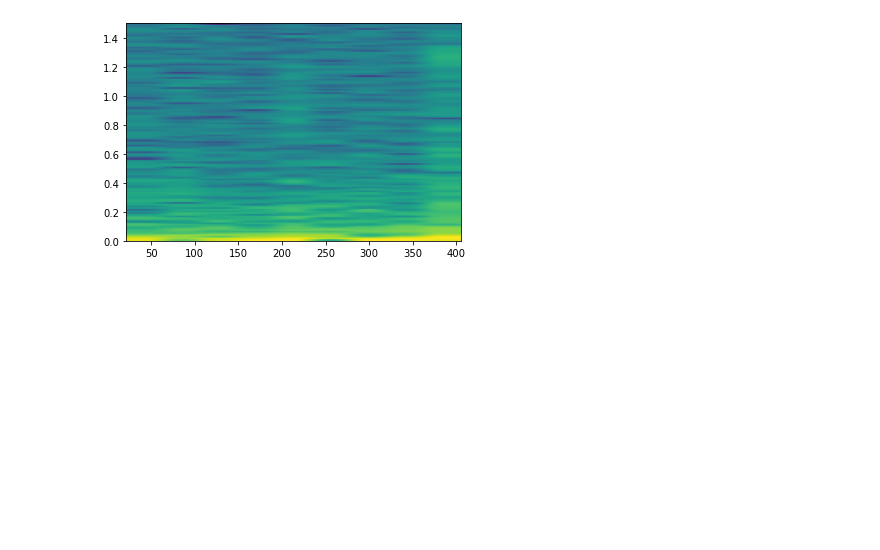
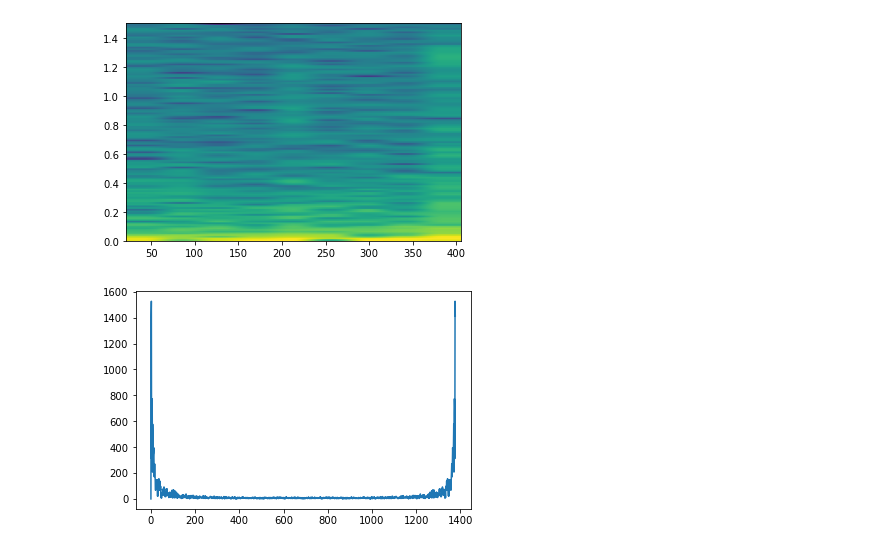
Before and after one commit to simonbuehrer/FFT-test, a Jupyter notebook: 00-fft-stock-market.ipynb, the cells around one changed output. Drawn from its saved outputs; the diff is of its cells as text; code cells hidden in the pictures; blank space fills up the shorter version.

```diff
--- a/00-fft-stock-market.ipynb
+++ b/00-fft-stock-market.ipynb
@@ -109,3 +108,11 @@ plt.show()
 # %% [output]
 [figure]
 [figure]
+# %%
+N = len(stockdata_df['Diff'])/2+1
+
+
+plt.plot(power)
+plt.show()
+# %% [output]
+[figure, added]
```
Also changed, not shown: parts of 2 cells of this notebook.
